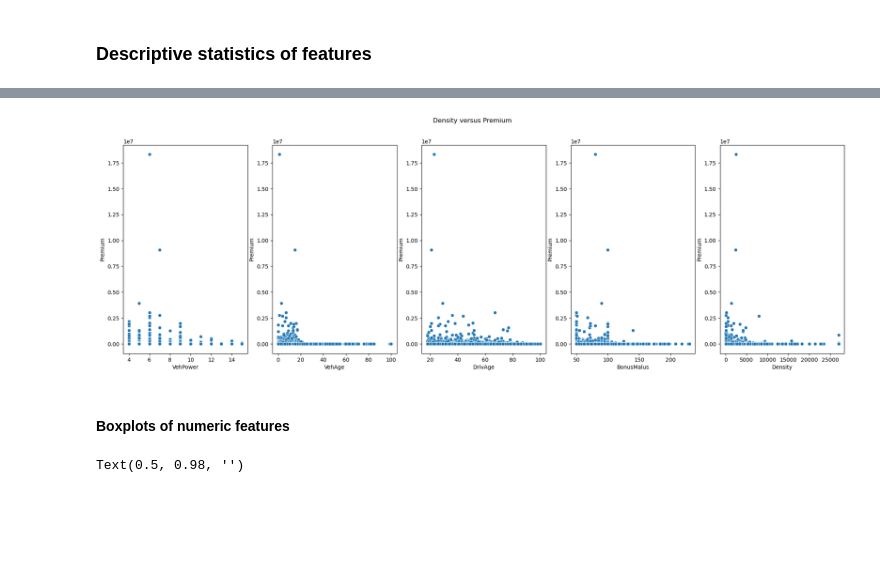
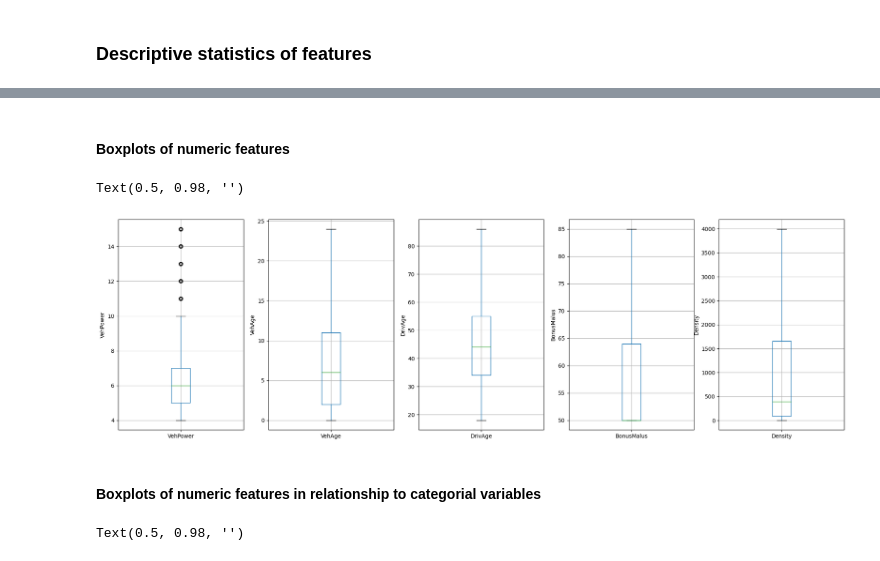
Before and after one commit to g-r-m-n/Premium, a Jupyter notebook: src/Premium_analysis.ipynb, the cells around one changed output, grey strips where cells are left out. Cells and saved outputs as stored; diff of their text form; code cells hidden in the pictures; blank space fills up the shorter version.

```diff
--- a/src/Premium_analysis.ipynb
+++ b/src/Premium_analysis.ipynb
@@ -303,12 +301,15 @@ for ix, i in enumerate(x_vars_cat):
-# %%
-fig, axs = plt.subplots(nrows=1, ncols=len(x_vars_numeric), figsize = (24, 7))
-for  i, m in enumerate(x_vars_numeric):
-    g = sns.scatterplot(x=m,y='Premium', data=df, ax = axs[i])
-    g.set_ylabel('Premium')
-    g.set_xlabel(m)
-    axs[i] = plt.suptitle(f'{m} versus Premium')
-# %% [output]
-[figure, removed]
+# %% [markdown]
+####  Boxplots of numeric features
+# %%
+# Show boxplots of numeric features:
+fig, axs = plt.subplots(nrows=1, ncols=len(x_vars_numeric), figsize = (24, 7))
+for  j, m in enumerate(x_vars_numeric):
+    g = df[[m]].boxplot(showfliers=(j==0), ax= axs[j])
+    g.set_ylabel(m)
+fig.suptitle('')
+# %% [output]
+Text(0.5, 0.98, '')
+[figure, added]
 # %% [markdown]
-####  Boxplots of numeric features
+####  Boxplots of numeric features in relationship to categorial variables
 # %%
```
Also changed, not shown: parts of 14 cells of this notebook.
